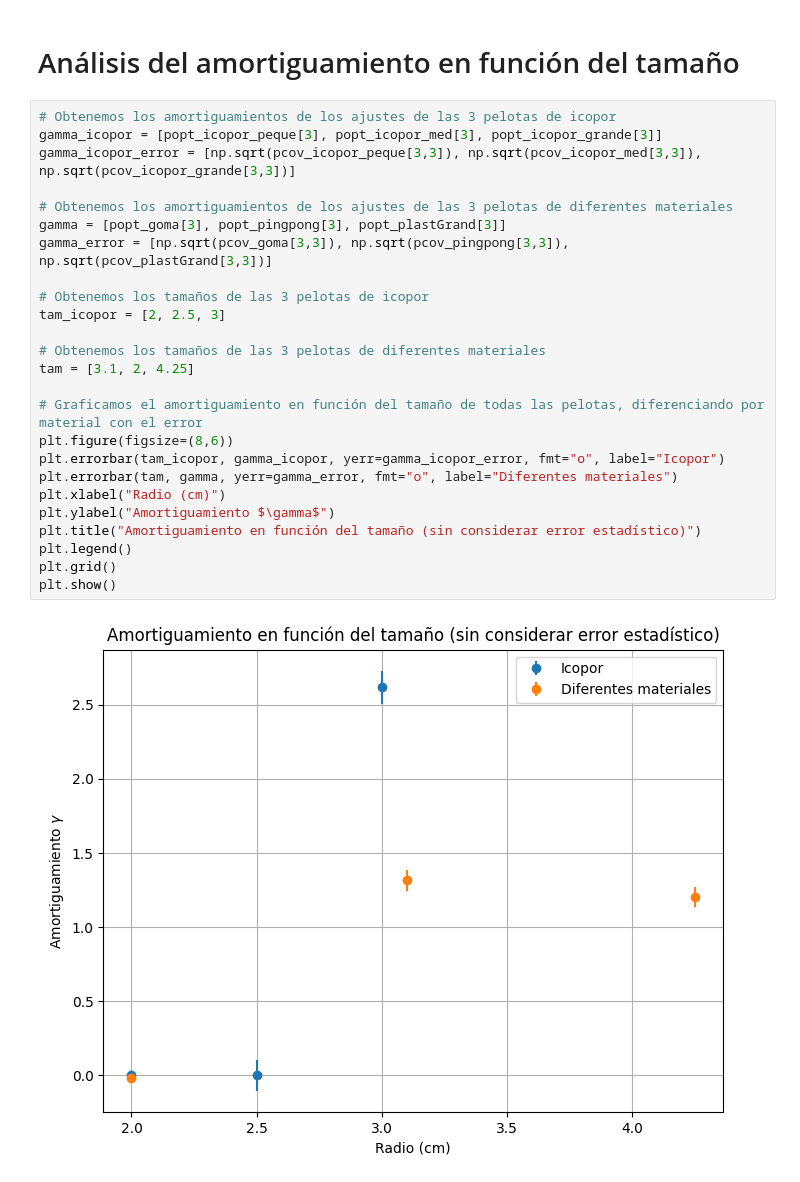
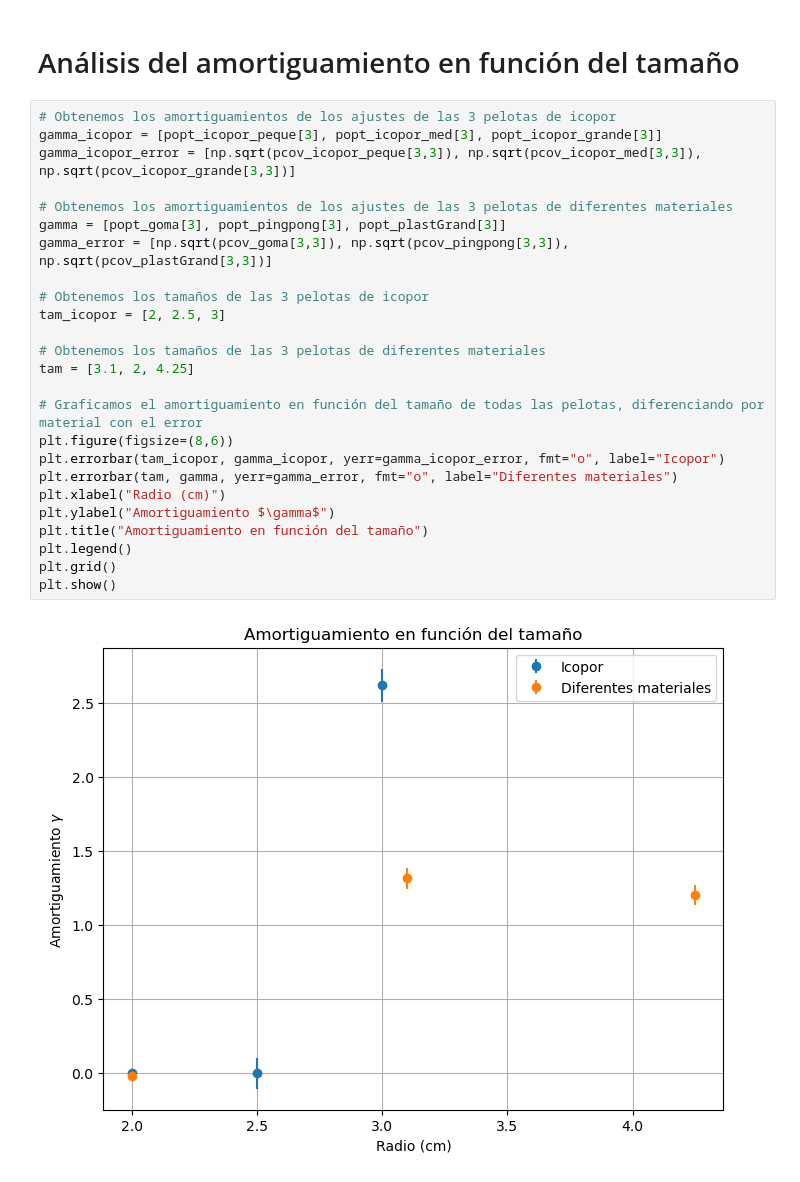
Before and after one commit to Vendetta0462/RetosCientificos-Reto10, a Jupyter notebook: code/ajuste_datos.ipynb, the cells around one changed output. Drawn from its saved outputs; the diff is of its cells as text.

```diff
--- a/code/ajuste_datos.ipynb
+++ b/code/ajuste_datos.ipynb
@@ -285,30 +273,30 @@ plt.show()
 # %%
 # Obtenemos los amortiguamientos de los ajustes de las 3 pelotas de icopor
 gamma_icopor = [popt_icopor_peque[3], popt_icopor_med[3], popt_icopor_grande[3]]
 gamma_icopor_error = [np.sqrt(pcov_icopor_peque[3,3]), np.sqrt(pcov_icopor_med[3,3]), np.sqrt(pcov_icopor_grande[3,3])]
 
 # Obtenemos los amortiguamientos de los ajustes de las 3 pelotas de diferentes materiales
 gamma = [popt_goma[3], popt_pingpong[3], popt_plastGrand[3]]
 gamma_error = [np.sqrt(pcov_goma[3,3]), np.sqrt(pcov_pingpong[3,3]), np.sqrt(pcov_plastGrand[3,3])]
 
 # Obtenemos los tamaños de las 3 pelotas de icopor
 tam_icopor = [2, 2.5, 3]
 
 # Obtenemos los tamaños de las 3 pelotas de diferentes materiales
 tam = [3.1, 2, 4.25]
 
 # Graficamos el amortiguamiento en función del tamaño de todas las pelotas, diferenciando por material con el error
 plt.figure(figsize=(8,6))
 plt.errorbar(tam_icopor, gamma_icopor, yerr=gamma_icopor_error, fmt="o", label="Icopor")
 plt.errorbar(tam, gamma, yerr=gamma_error, fmt="o", label="Diferentes materiales")
 plt.xlabel("Radio (cm)")
 plt.ylabel("Amortiguamiento $\gamma$")
-plt.title("Amortiguamiento en función del tamaño (sin considerar error estadístico)")
+plt.title("Amortiguamiento en función del tamaño")
 plt.legend()
 plt.grid()
 plt.show()
 # %% [output]
-[figure, old version]
+[figure, new version]
 # %%
 # Realizamos el mismo análisis para las amplitudes de las oscilaciones
 # Obtenemos las amplitudes de los ajustes de las 3 pelotas de icopor
```
Also changed, not shown: parts of 9 cells of this notebook.
